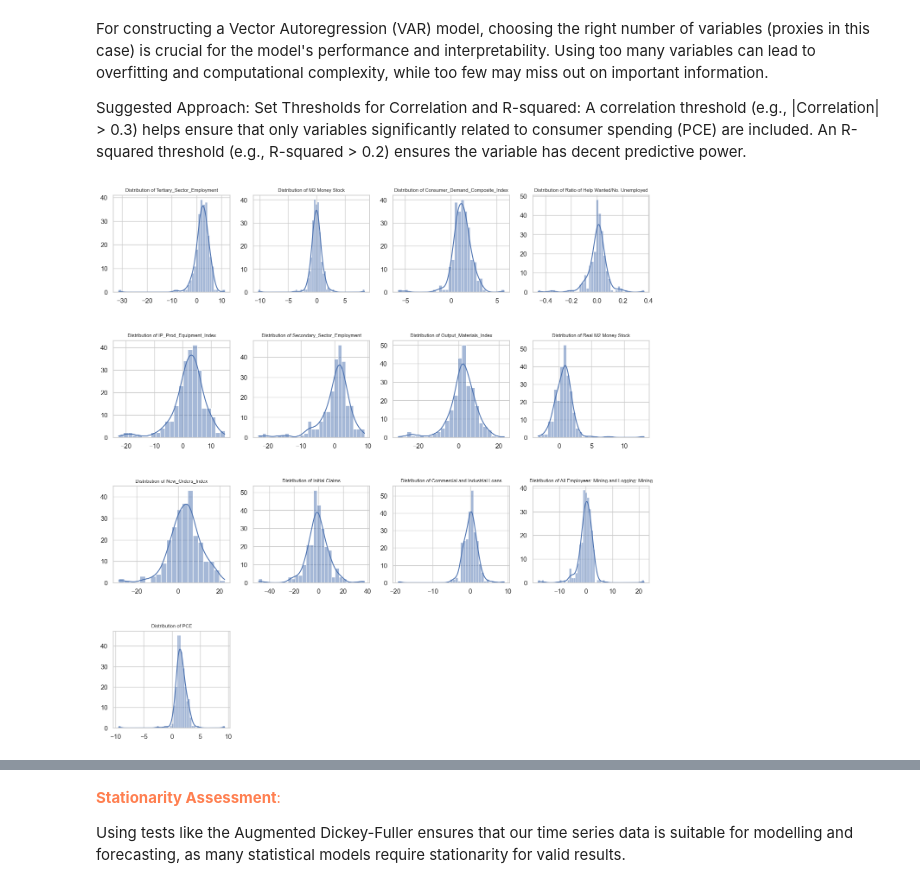
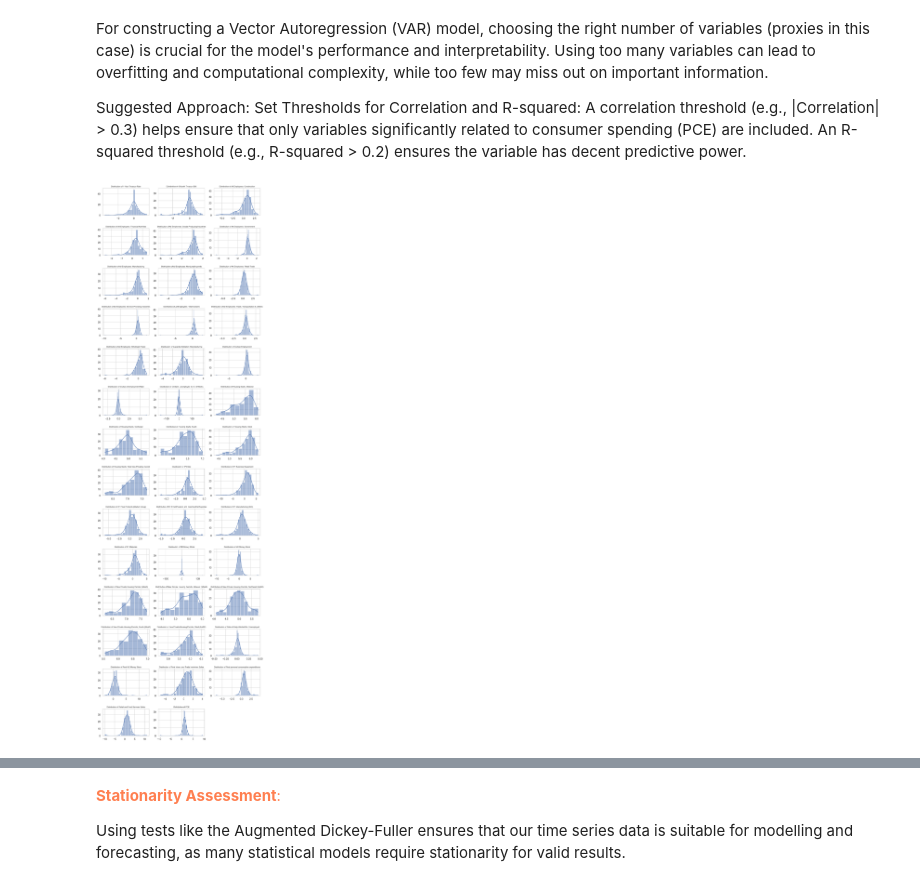
Before and after one commit to janjannagtegaal/NowCasting-M1, a Jupyter notebook: [2]M1_Exploratory_Data_Analysis.ipynb, the cells around one changed output, grey strips where cells are left out. Cells and saved outputs as stored; diff of their text form; code cells hidden in the pictures.

```diff
--- a/[2]M1_Exploratory_Data_Analysis.ipynb
+++ b/[2]M1_Exploratory_Data_Analysis.ipynb
@@ -1013,10 +740,10 @@ from sklearn.linear_model import LinearRegression
 from sklearn.metrics import r2_score
 
 # Prepare the independent variables (excluding 'PCE')
-independent_vars = refined_dataset.drop(columns=["PCE"]).columns
+independent_vars = joined_dataset.drop(columns=["PCE"]).columns
 
 # Prepare the dependent variable 'PCE'
-dependent_var = refined_dataset["PCE"]
+dependent_var = joined_dataset["PCE"]
 
 # Setting a minimum threshold for the number of observations required for regression
 min_threshold = 30
@@ -1027,7 +754,7 @@ r2_values = {}
 # Perform linear regression for each independent variable
 for var in independent_vars:
     # Drop rows where either the independent or dependent variable is NaN or infinite
-    combined_data = refined_dataset[[var, "PCE"]].replace(
+    combined_data = joined_dataset[[var, "PCE"]].replace(
         [np.inf, -np.inf], np.nan
     )  # .dropna()
 
@@ -1053,7 +780,7 @@ r2_values_sorted = dict(
 )
 # %%
 # Extract the top N variables and their corresponding R^2 values
-top_n = 15
+top_n = 20
 top_vars = list(r2_values_sorted.keys())[:top_n]
 top_r2_values = list(r2_values_sorted.values())[:top_n]
 
@@ -1079,7 +806,7 @@ plt.show()
 - The \( R^2 \) values are sorted and the top results are displayed.
 - This ranking helps us identify which variables have the most significant linear relationship with 'PCE'.
 # %%
-indicators = top_correlations_refined.drop("PCE")
+indicators = top_correlations.drop("PCE")
 
 # Assuming 'r2_values_sorted' and 'top_bottom_cor' are dictionaries or pandas Series
 r2_values = pd.Series(r2_values_sorted)
@@ -1103,12 +830,12 @@ An R-squared threshold (e.g., R-squared > 0.2) ensures the variable has decent p
 # %%
 # Set thresholds
 corr_threshold = 0.3
-r_squared_threshold = 0.2
+r_squared_threshold = 0.25
 
 # Filter based on the thresholds
 filtered_proxies = comparison_df[
-    (comparison_df["Correlation"].abs() > corr_threshold)
-    | (comparison_df["R_squared"] > r_squared_threshold)
+    (comparison_df["Correlation"].abs() > corr_threshold) |
+    (comparison_df["R_squared"] > r_squared_threshold)
 ]
 
 # Now, 'filtered_proxies' contains variables meeting both criteria
@@ -1118,38 +845,38 @@ selected_variables = filtered_proxies.index.tolist()
 columns_to_keep = selected_variables + ["PCE"]
 
 # Filter the columns in final_proxy_dataset_for_validation
-final_proxy_dataset = refined_dataset[columns_to_keep]
+final_proxy_dataset = joined_dataset[columns_to_keep]
 # %%
 # Create a pairplot for the final_proxy_dataset
 sns.set(style="whitegrid")
 columns = final_proxy_dataset.columns
 num_columns = len(columns)
 
 # Set the number of columns per row in the subplot grid
-columns_per_row = 4
+columns_per_row = 3
 rows = (num_columns + columns_per_row - 1) // columns_per_row
 
 # Create a figure and axes for the subplots
-fig, axes = plt.subplots(rows, columns_per_row, figsize=(16, 4 * rows))
+fig, axes = plt.subplots(rows, columns_per_row, figsize=(12, 3 * rows))
 plt.subplots_adjust(hspace=0.5)
 
 # Iterate through the columns and create histograms
 for i, col in enumerate(columns):
     row_idx = i // columns_per_row
     col_idx = i % columns_per_row
     ax = axes[row_idx, col_idx]
 
     # Create a histogram for the current column
     sns.histplot(final_proxy_dataset[col], ax=ax, kde=True)
     ax.set_title(f"Distribution of {col}", fontsize=8)
     ax.set_xlabel("")
     ax.set_ylabel("")
 
 # Remove empty subplots if any
 for i in range(num_columns, rows * columns_per_row):
     fig.delaxes(axes.flatten()[i])
 
 # Display the plot
 plt.show()
 # %% [output]
-[figure, old version]
+[figure, new version]
```
Also changed, not shown: parts of 51 cells of this notebook, 13 other files.
